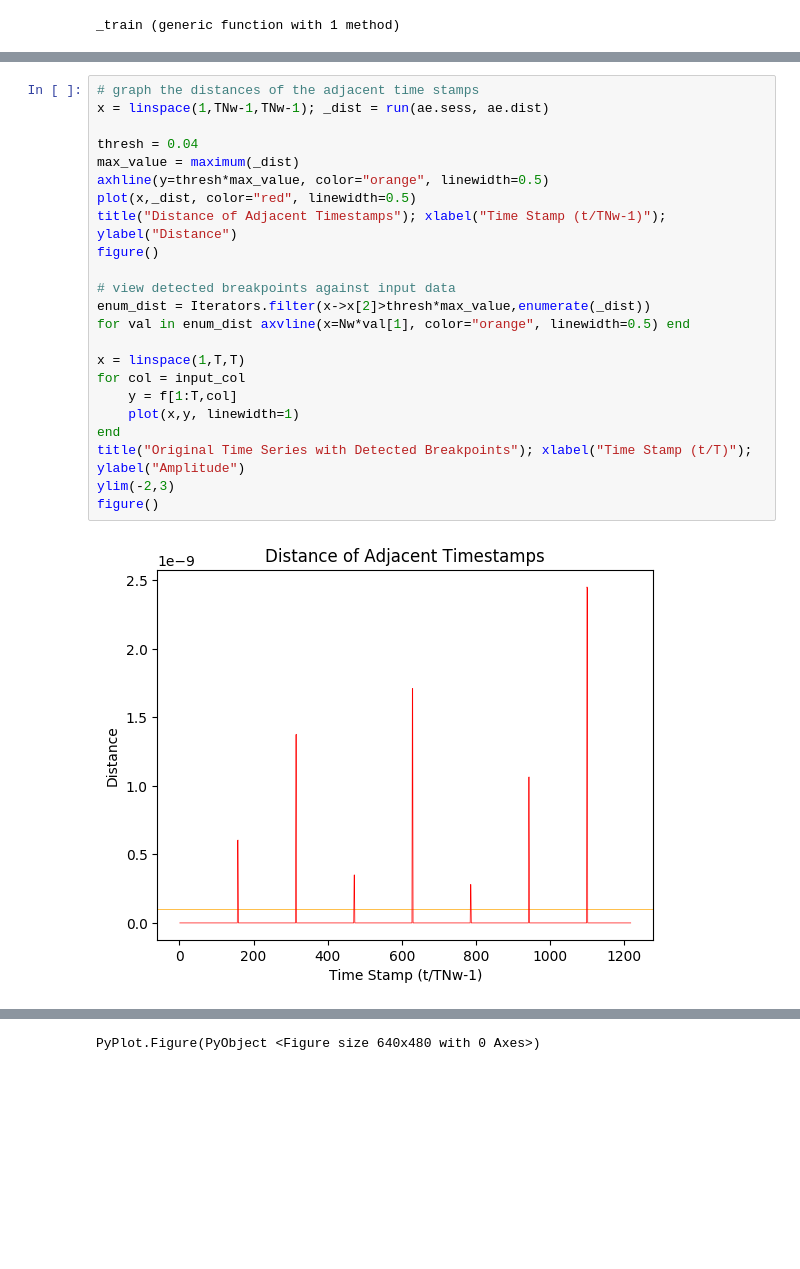
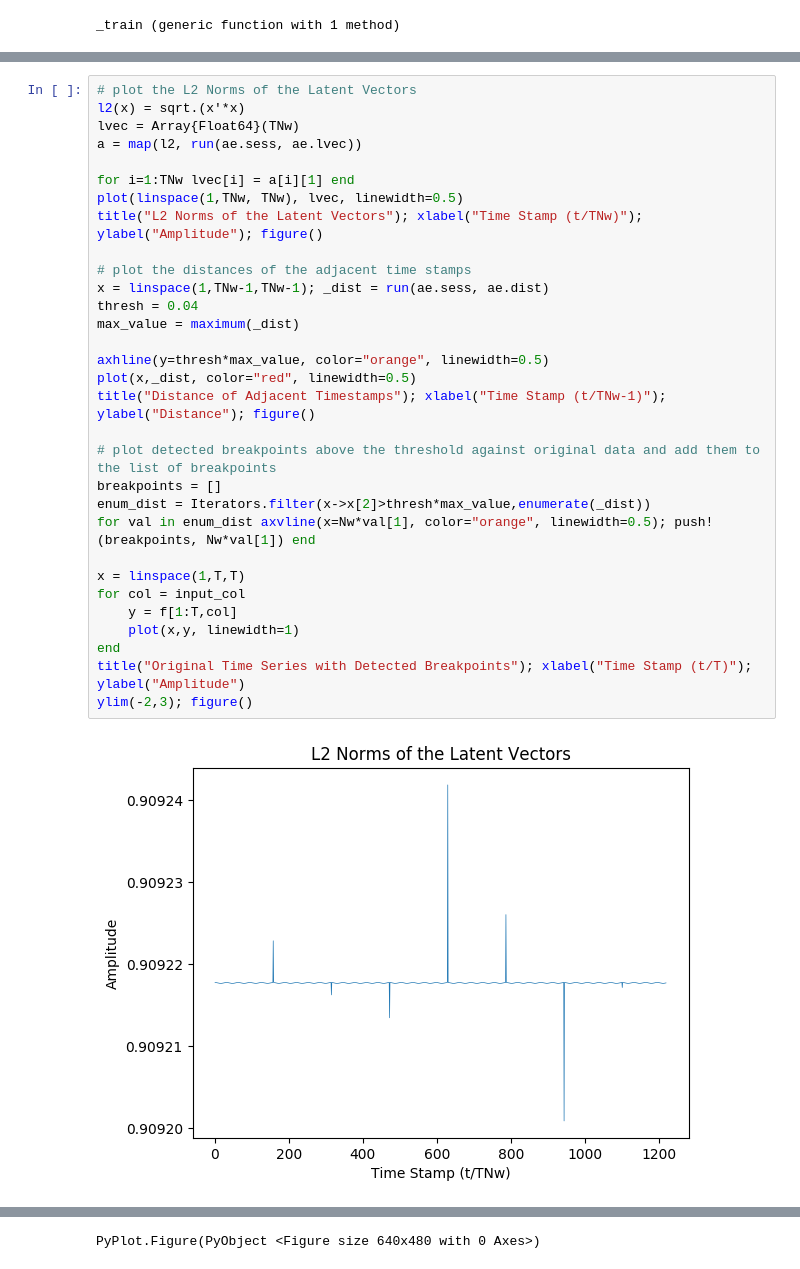
Before and after one commit to ringohoffman/Autoencoder, a Jupyter notebook: tf_ae_jl.ipynb, the cells around one changed output, grey strips where cells are left out. Drawn from its saved outputs; the diff is of its cells as text; blank space fills up the shorter version.

Commit message:
added breakpoint list

```diff
--- a/tf_ae_jl.ipynb
+++ b/tf_ae_jl.ipynb
@@ -201,25 +197,33 @@ totalMemory: 7.92GiB freeMemory: 7.62GiB
 # %%
-# graph the distances of the adjacent time stamps
+# plot the L2 Norms of the Latent Vectors
+l2(x) = sqrt.(x'*x)
+lvec = Array{Float64}(TNw)
+a = map(l2, run(ae.sess, ae.lvec))
+
+for i=1:TNw lvec[i] = a[i][1] end
+plot(linspace(1,TNw, TNw), lvec, linewidth=0.5)
+title("L2 Norms of the Latent Vectors"); xlabel("Time Stamp (t/TNw)"); ylabel("Amplitude"); figure()
+
+# plot the distances of the adjacent time stamps
 x = linspace(1,TNw-1,TNw-1); _dist = run(ae.sess, ae.dist)
-
 thresh = 0.04
 max_value = maximum(_dist)
+
 axhline(y=thresh*max_value, color="orange", linewidth=0.5)
 plot(x,_dist, color="red", linewidth=0.5)
-title("Distance of Adjacent Timestamps"); xlabel("Time Stamp (t/TNw-1)"); ylabel("Distance")
-figure()
+title("Distance of Adjacent Timestamps"); xlabel("Time Stamp (t/TNw-1)"); ylabel("Distance"); figure()
 
-# view detected breakpoints against input data
+# plot detected breakpoints above the threshold against original data and add them to the list of breakpoints
+breakpoints = []
 enum_dist = Iterators.filter(x->x[2]>thresh*max_value,enumerate(_dist))
-for val in enum_dist axvline(x=Nw*val[1], color="orange", linewidth=0.5) end
+for val in enum_dist axvline(x=Nw*val[1], color="orange", linewidth=0.5); push!(breakpoints, Nw*val[1]) end
 
 x = linspace(1,T,T)
 for col = input_col
     y = f[1:T,col]
     plot(x,y, linewidth=1)
 end
 title("Original Time Series with Detected Breakpoints"); xlabel("Time Stamp (t/T)"); ylabel("Amplitude")
-ylim(-2,3)
-figure()
+ylim(-2,3); figure()
 # %% [output]
-[figure, old version]
+[figure, new version]
```
Also changed, not shown: parts of 9 cells of this notebook.
